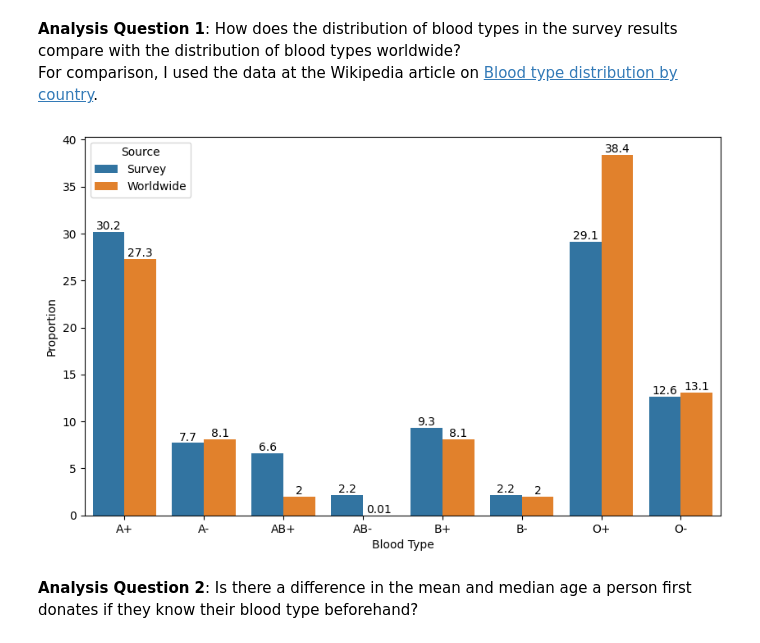
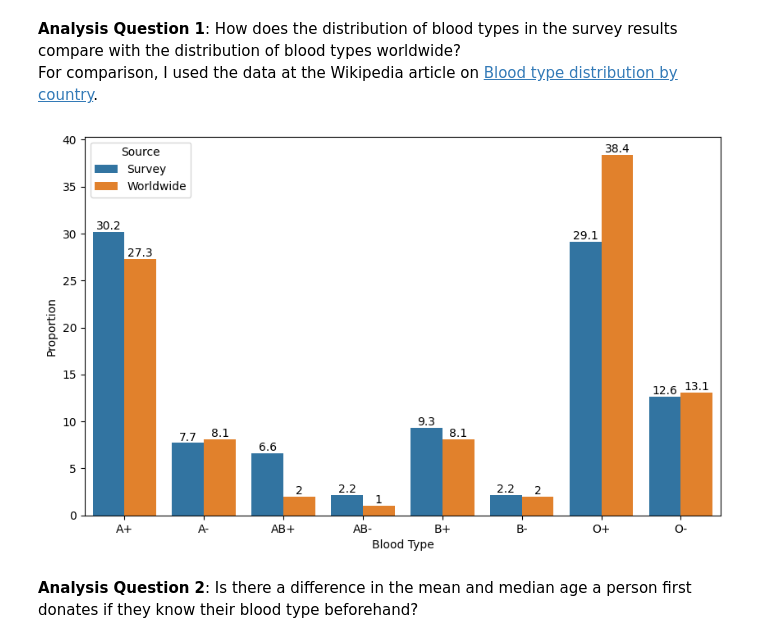
Before and after one commit to angelanetzke/Blood-Donor-Survey, a Jupyter notebook: blood_donor_survey.ipynb, the cells around one changed output. Saved outputs shown, nothing was run; the diff lists cells and outputs as text; code cells hidden in the pictures.

```diff
--- a/blood_donor_survey.ipynb
+++ b/blood_donor_survey.ipynb
@@ -130,23 +130,23 @@ In this section, we will dive deeper into the data.
 For comparison, I used the data at the Wikipedia article on [Blood type distribution by country](https://en.wikipedia.org/wiki/Blood_type_distribution_by_country).
 # %%
 df_worldwide = pd.DataFrame({'Blood Type': ['O+', 'A+', 'B+', 'AB+', 'O-', 'A-', 'B-', 'AB-'],
-                             'Worldwide': [38.4, 27.3, 8.1, 2.0, 13.1, 8.1, 2.0, 0.01]})
+                             'Worldwide': [38.4, 27.3, 8.1, 2.0, 13.1, 8.1, 2.0, 1.0]})
 df_selected = df['Blood Type'].value_counts().reset_index()
 df_selected.drop(df_selected[df_selected['Blood Type'] == 'I don\'t know'].index, inplace=True)
 df_selected['Survey'] = round(100 * df_selected['count'] / df_selected['count'].sum(), 1)
 df_selected = pd.merge(left=df_selected, right=df_worldwide, on='Blood Type', how='outer')
 df_melted = df_selected.melt(id_vars='Blood Type', value_vars=['Survey', 'Worldwide'],
                     var_name='Source', value_name='Proportion')
 plt.figure(figsize=(10, 6))
 ax = sns.barplot(data=df_melted, x='Blood Type', y='Proportion', hue='Source')
 plt.ylabel('Proportion')
 plt.xlabel('Blood Type')
 plt.legend(title='Source')
 for c in ax.containers:
     ax.bar_label(c)
 plt.show()
 # %% [output]
-[figure, old version]
+[figure, new version]
 # %% [markdown]
 **Analysis Question 2**: Is there a difference in the mean and median age a person first donates if they know their blood type beforehand?
 # %%
```
Also changed, not shown: 1 other file.
